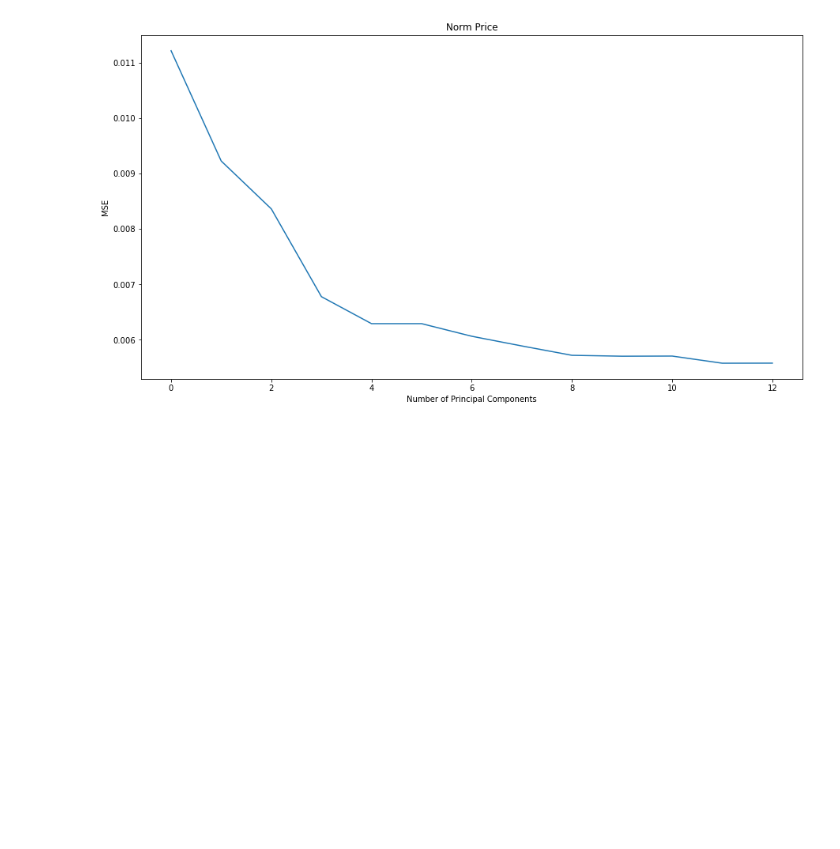
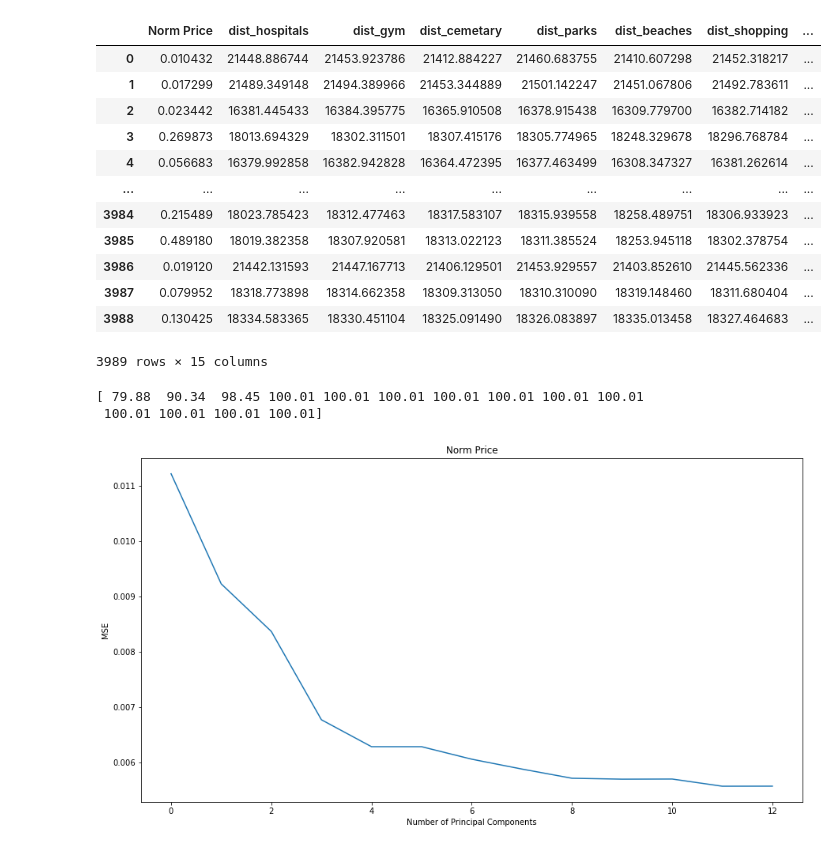
Before and after one commit to jefflee702/Analysis-of-the-Effects-of-Location-on-House-Pricing, a Jupyter notebook: code/PCA.ipynb, the cells around one changed output. Saved outputs shown, nothing was run; the diff lists cells and outputs as text; code cells hidden in the pictures; blank space fills up the shorter version.

Commit message:
updated some comments/prints

```diff
--- a/code/PCA.ipynb
+++ b/code/PCA.ipynb
@@ -12,21 +12,36 @@ from sklearn.metrics import mean_squared_error
 # %%
 def area(x):
     if x == "Los Angeles" or x == "Anaheim" or x == "Long Beach":
         return "Los Angeles"
     elif x == "Dallas" or x == "Arlington" or x == "Fort Worth":
         return "Dallas"
     elif x == "Chicago" or x == "Engin" or x == "Naperville":
         return "Chicago"
     else:
         return "DC"
 
 metro = pd.read_csv('../data/final/metro/metro_all.csv')
 metro = metro.drop(["Unnamed: 0"], axis = 1)
 shuffled = metro.sample(frac=1).reset_index().drop(["index"], axis = 1).drop(["dist_shopping.1"], axis = 1).drop(["Housing Price/SQ Ft"], axis = 1)
 shuffled["City"] = shuffled["City"].apply(area)
 shuffled = pd.get_dummies(shuffled, columns=["City"])
 X = shuffled.drop("Norm Price", 1)
 y = shuffled["Norm Price"]
+shuffled
+# %% [output]
+|  | Norm Price | dist_hospitals | dist_gym | dist_cemetary | dist_parks | dist_beaches | dist_shopping | ... |
+| 0 | 0.010432 | 21448.886744 | 21453.923786 | 21412.884227 | 21460.683755 | 21410.607298 | 21452.318217 | ... |
+| 1 | 0.017299 | 21489.349148 | 21494.389966 | 21453.344889 | 21501.142247 | 21451.067806 | 21492.783611 | ... |
+| 2 | 0.023442 | 16381.445433 | 16384.395775 | 16365.910508 | 16378.915438 | 16309.779700 | 16382.714182 | ... |
+| 3 | 0.269873 | 18013.694329 | 18302.311501 | 18307.415176 | 18305.774965 | 18248.329678 | 18296.768784 | ... |
+| 4 | 0.056683 | 16379.992858 | 16382.942828 | 16364.472395 | 16377.463499 | 16308.347327 | 16381.262614 | ... |
+| ... | ... | ... | ... | ... | ... | ... | ... | ... |
+| 3984 | 0.215489 | 18023.785423 | 18312.477463 | 18317.583107 | 18315.939558 | 18258.489751 | 18306.933923 | ... |
+| 3985 | 0.489180 | 18019.382358 | 18307.920581 | 18313.022123 | 18311.385524 | 18253.945118 | 18302.378754 | ... |
+| 3986 | 0.019120 | 21442.131593 | 21447.167713 | 21406.129501 | 21453.929557 | 21403.852610 | 21445.562336 | ... |
+| 3987 | 0.079952 | 18318.773898 | 18314.662358 | 18309.313050 | 18310.310090 | 18319.148460 | 18311.680404 | ... |
+| 3988 | 0.130425 | 18334.583365 | 18330.451104 | 18325.091490 | 18326.083897 | 18335.013458 | 18327.464683 | ... |
+3989 rows × 15 columns
 # %%
 #scale predictor variables
 pca = PCA()
@@ -56,11 +71,11 @@ plt.xlabel('Number of Principal Components')
 plt.ylabel('MSE')
 plt.title('Norm Price')
 
-np.cumsum(np.round(pca.explained_variance_ratio_, decimals=4)*100)
+print(np.cumsum(np.round(pca.explained_variance_ratio_, decimals=4)*100))
 
 rmse = list()
 for i in range(1, 13):
-    #split the dataset into training (70%) and testing (30%) sets
+    #split the dataset into training (80%) and testing (20%) sets
     X_train,X_test,y_train,y_test = train_test_split(X,y,test_size=0.2,random_state=0)
 
     #scale the training and testing data
@@ -75,6 +90,8 @@ for i in range(1, 13):
     pred = regr.predict(X_reduced_test)
     rmse.append(np.sqrt(mean_squared_error(y_test, pred)))
 # %% [output]
+[ 79.88  90.34  98.45 100.01 100.01 100.01 100.01 100.01 100.01 100.01
+ 100.01 100.01 100.01 100.01]
 [figure]
 # %%
 # Plot RMSE results
```
Also changed, not shown: parts of 1 cell of this notebook.
